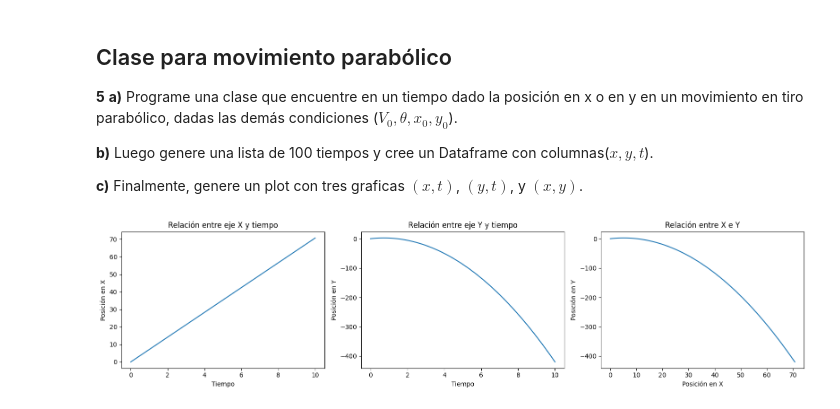
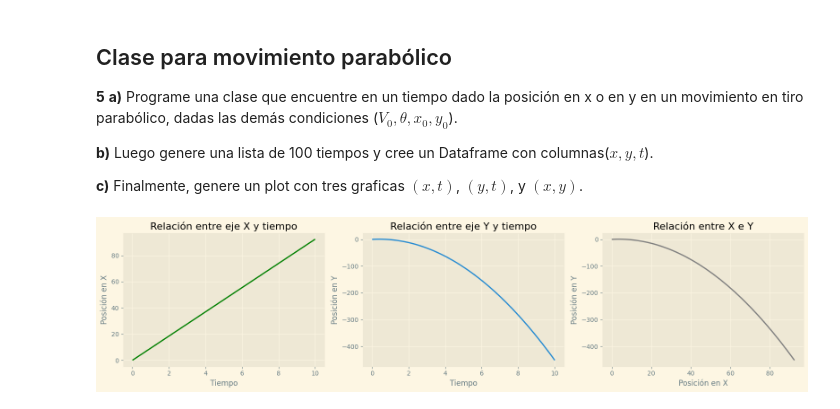
Before and after one commit to estivengrx/computational_methods_physics_astronomy, a Jupyter notebook: Workshops/taller_01_EstivenCastrillon.ipynb, the cells around one changed output. Cells and saved outputs as stored; diff of their text form; code cells hidden in the pictures.

```diff
--- a/Workshops/taller_01_EstivenCastrillon.ipynb
+++ b/Workshops/taller_01_EstivenCastrillon.ipynb
@@ -7,6 +7,8 @@ import random as rd
 import numpy as np
 import matplotlib.pyplot as plt
 import pandas as pd
+
+plt.style.use('Solarize_Light2')
 # %% [markdown]
 ## Problema del borracho en 2D
 **1** Realice el problema del borracho visto en clase, pero esta vez en dos dimensiones; es decir, que el desplazamiento se realice tanto en `x` como en `y` graficando la trayectoria del borracho.
@@ -347,36 +381,39 @@ class Posicion:
 tiempos = np.linspace(0, 10, 100)
 
 # Instancia de la clase
-posicion = Posicion(10, np.pi / 4, 0, 0)
+posicion = Posicion(10, np.pi / 8, 0, 0)
 
 # calculando las posiciones en los ejes x e y para todos los tiempos
 x = posicion.posicion_x(tiempos)
 y = posicion.posicion_y(tiempos)
 
 # Dataframe de datos
 datos = pd.DataFrame({'t': tiempos, 'x': x, 'y': y})
 
 fig, axs = plt.subplots(1, 3, figsize=(16, 4))
 
 # Gráfico (x,t)
-axs[0].plot(datos['t'], datos['x'])
+axs[0].plot(datos['t'], datos['x'], color='green')
 axs[0].set_xlabel('Tiempo')
 axs[0].set_ylabel('Posición en X')
 axs[0].set_title('Relación entre eje X y tiempo')
+axs[0].grid(True)
 
 # Gráfico (y,t)
 axs[1].plot(datos['t'], datos['y'])
 axs[1].set_xlabel('Tiempo')
 axs[1].set_ylabel('Posición en Y')
 axs[1].set_title('Relación entre eje Y y tiempo')
+axs[1].grid(True)
 
 # Gráfico (x,y)
-axs[2].plot(datos['x'], datos['y'])
+axs[2].plot(datos['x'], datos['y'], color='gray')
 axs[2].set_xlabel('Posición en X')
 axs[2].set_ylabel('Posición en Y')
 axs[2].set_title('Relación entre X e Y')
+axs[2].grid(True)
 
 plt.tight_layout()
 plt.show()
 # %% [output]
-[figure, old version]
+[figure, new version]
```
Also changed, not shown: parts of 7 cells of this notebook.
